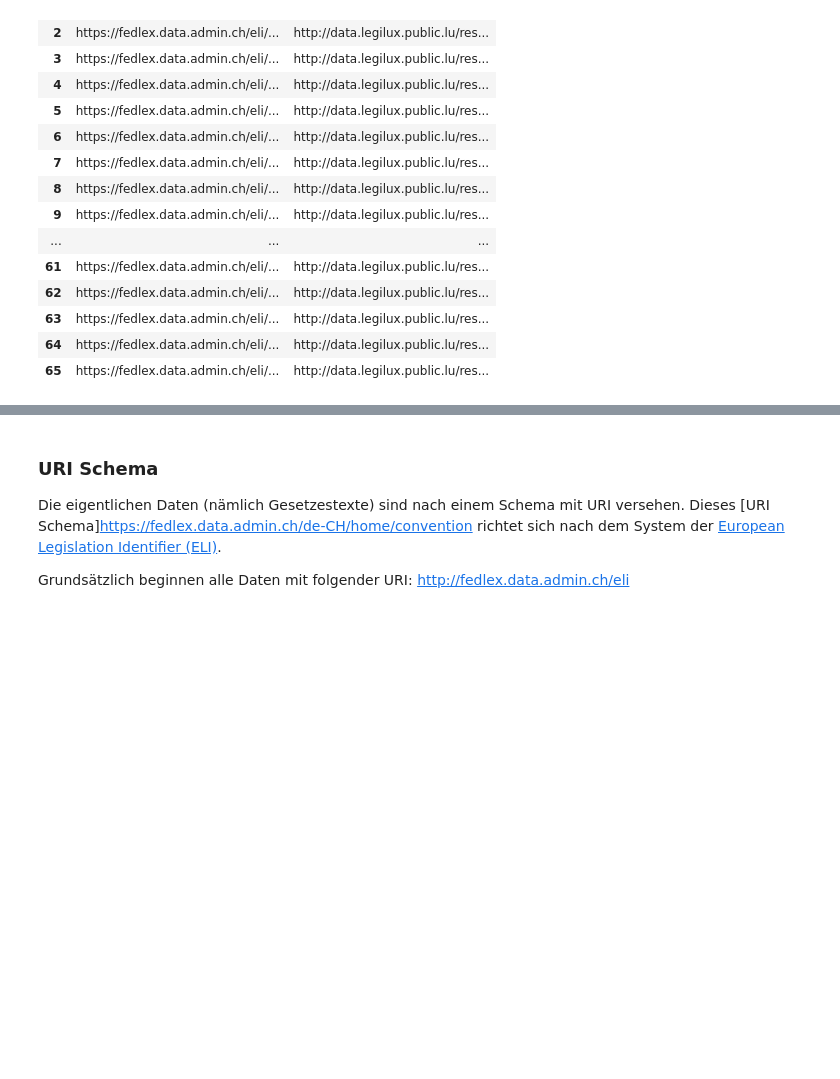
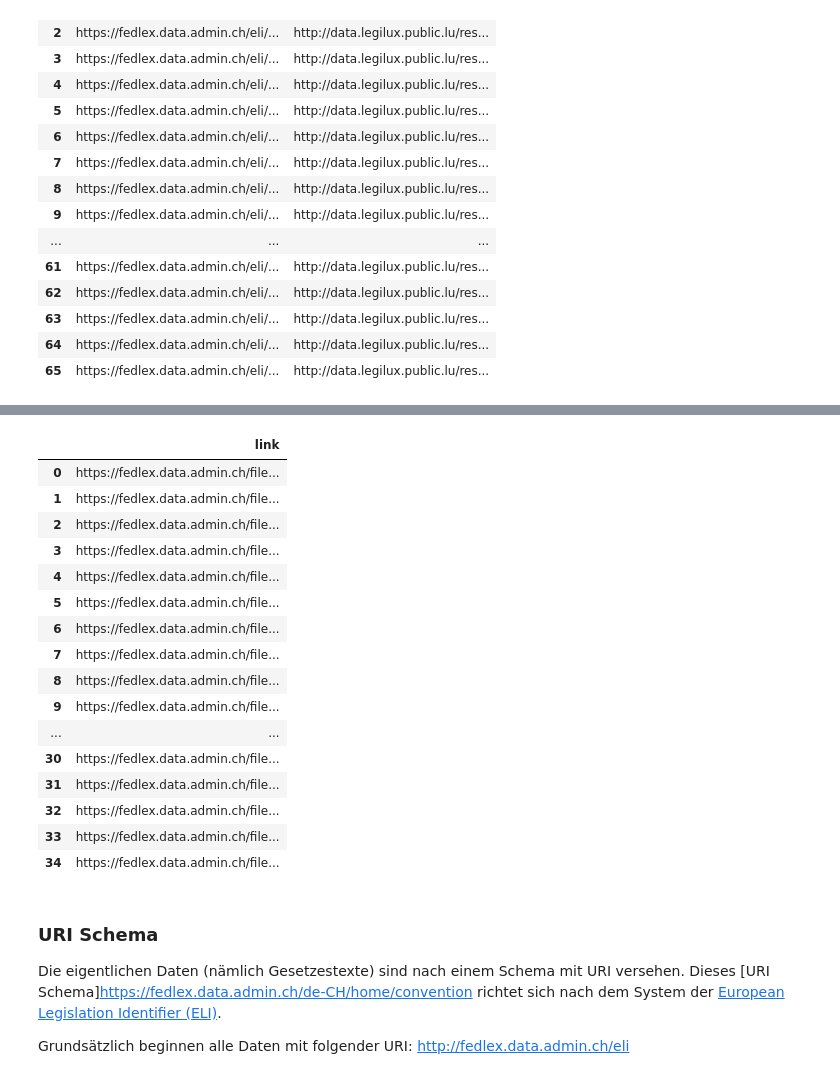
Before and after one commit to bequrios/fedlex, a Jupyter notebook: content/Fedlex.ipynb, the cells around one changed output, grey strips where cells are left out. Saved outputs shown, nothing was run; the diff lists cells and outputs as text; code cells hidden in the pictures; blank space fills up the shorter version.

```diff
--- a/content/Fedlex.ipynb
+++ b/content/Fedlex.ipynb
@@ -303,3 +305,43 @@ Als nächstes Ziel soll ein Link auf die PDF Datei der Bundesverfassung abgefrag
+# %%
+df = await query("""
+
+PREFIX skos: <http://www.w3.org/2004/02/skos/core#>
+PREFIX purl: <http://purl.org/dc/terms/>
+PREFIX jolux: <http://data.legilux.public.lu/resource/ontology/jolux#>
+
+SELECT DISTINCT ?link WHERE {
+
+    <https://fedlex.data.admin.ch/eli/cc/1999/404> ^jolux:isMemberOf/jolux:isRealizedBy ?expression.
+
+    ?expression jolux:language <http://publications.europa.eu/resource/authority/language/DEU>;
+        jolux:isEmbodiedBy ?manifestation.
+
+    ?manifestation jolux:format <http://publications.europa.eu/resource/authority/file-type/PDF>;
+        jolux:isExemplifiedBy ?link
+
+}
+
+""", "F")
+
+display_result(df)
+# %% [output]
+|  | link |
+| 0 | https://fedlex.data.admin.ch/file... |
+| 1 | https://fedlex.data.admin.ch/file... |
+| 2 | https://fedlex.data.admin.ch/file... |
+| 3 | https://fedlex.data.admin.ch/file... |
+| 4 | https://fedlex.data.admin.ch/file... |
+| 5 | https://fedlex.data.admin.ch/file... |
+| 6 | https://fedlex.data.admin.ch/file... |
+| 7 | https://fedlex.data.admin.ch/file... |
+| 8 | https://fedlex.data.admin.ch/file... |
+| 9 | https://fedlex.data.admin.ch/file... |
+| ... | ... |
+| 30 | https://fedlex.data.admin.ch/file... |
+| 31 | https://fedlex.data.admin.ch/file... |
+| 32 | https://fedlex.data.admin.ch/file... |
+| 33 | https://fedlex.data.admin.ch/file... |
+| 34 | https://fedlex.data.admin.ch/file... |
 # %% [markdown]
 ### URI Schema
 
```
Also changed, not shown: parts of 1 cell of this notebook.
